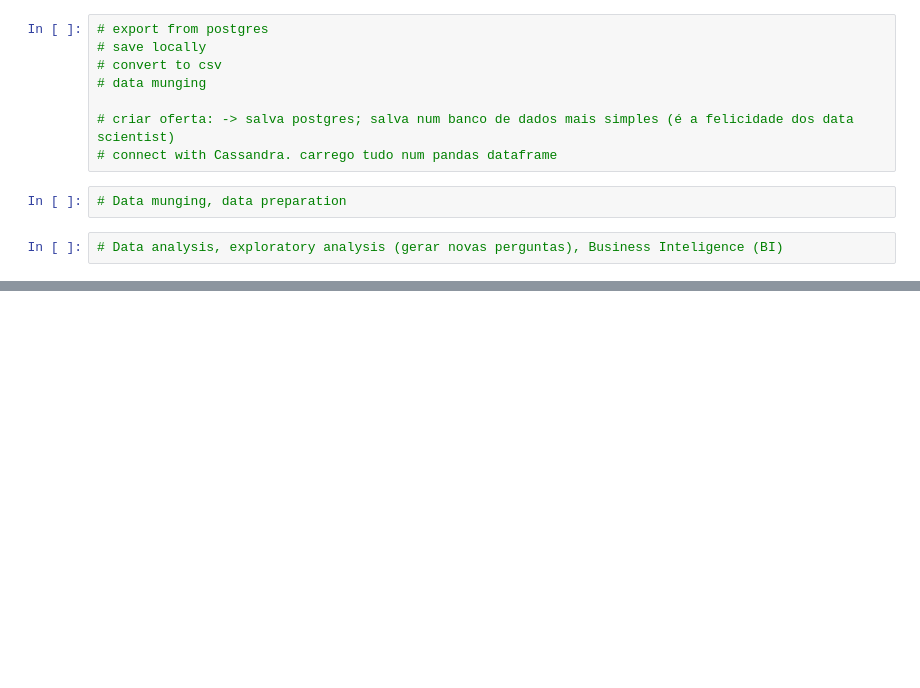
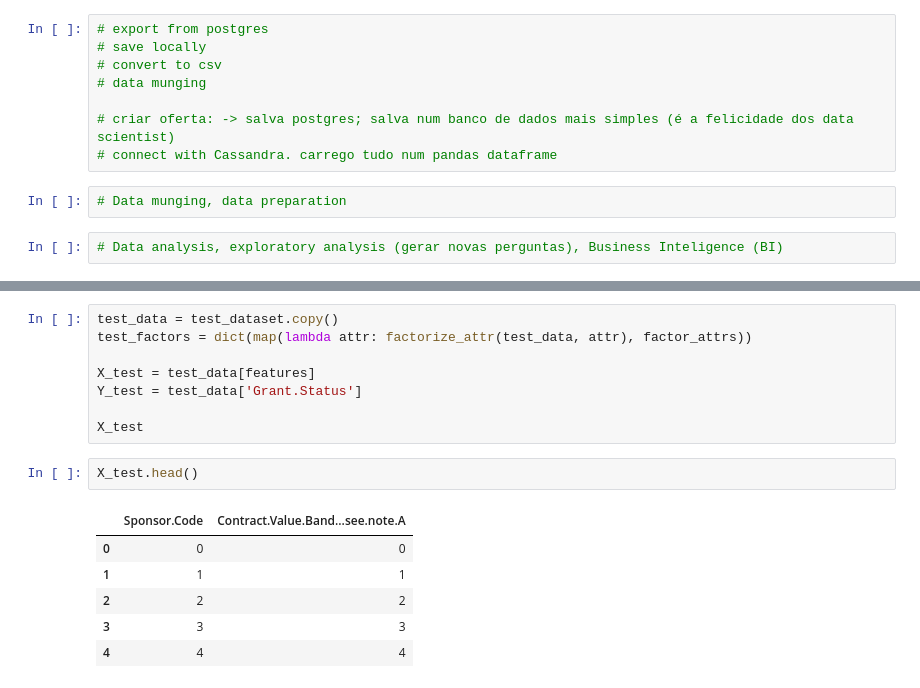
Before and after one commit to Irio/codeland-introducao-data-science, a Jupyter notebook: Introdução a Data Science.ipynb, the cells around one changed output, grey strips where cells are left out. Saved outputs shown, nothing was run; the diff lists cells and outputs as text; blank space fills up the shorter version.

```diff
--- a/Introdução a Data Science.ipynb
+++ b/Introdução a Data Science.ipynb
@@ -226,0 +375,17 @@ training_dataset = pd.read_csv('unimelb_training.csv', low_memory=False)
+# %%
+test_data = test_dataset.copy()
+test_factors = dict(map(lambda attr: factorize_attr(test_data, attr), factor_attrs))
+
+X_test = test_data[features]
+Y_test = test_data['Grant.Status']
+
+X_test
+# %%
+X_test.head()
+# %% [output]
+|  | Sponsor.Code | Contract.Value.Band...see.note.A |
+| 0 | 0 | 0 |
+| 1 | 1 | 1 |
+| 2 | 2 | 2 |
+| 3 | 3 | 3 |
+| 4 | 4 | 4 |
```
Also changed, not shown: parts of 25 cells of this notebook, 1 other file.
